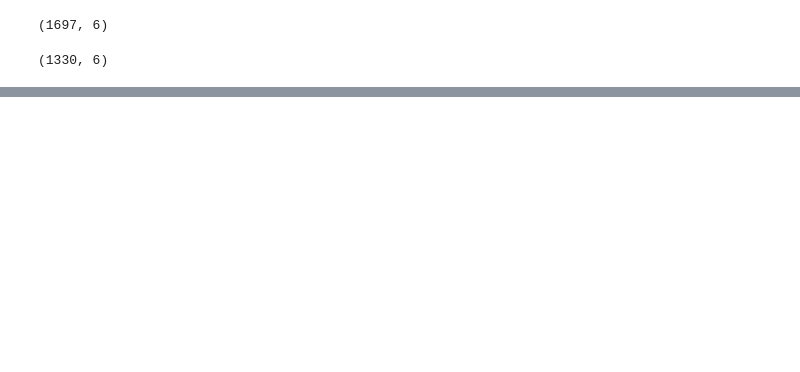
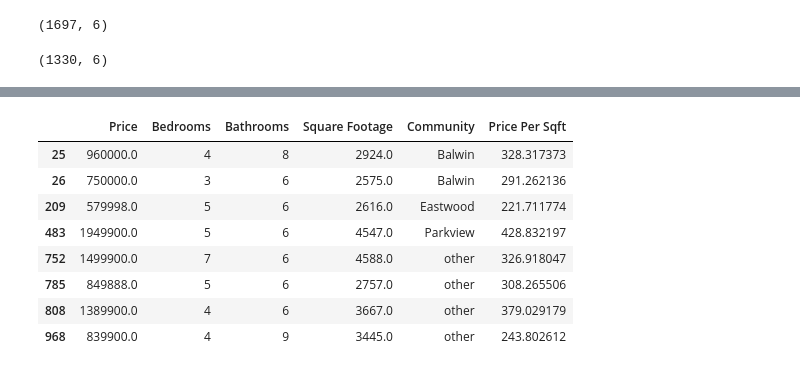
Before and after one commit to Gurbnova/Edmonton-House-Predictions, a Jupyter notebook: Edmonton_House_Predictions.ipynb, the cells around one changed output, grey strips where cells are left out. Saved outputs shown, nothing was run; the diff lists cells and outputs as text; code cells hidden in the pictures; blank space fills up the shorter version.

```diff
--- a/Edmonton_House_Predictions.ipynb
+++ b/Edmonton_House_Predictions.ipynb
@@ -197,0 +267,12 @@ df
+# %%
+df6[df6['Bathrooms'] > 5]
+# %% [output]
+|  | Price | Bedrooms | Bathrooms | Square Footage | Community | Price Per Sqft |
+| 25 | 960000.0 | 4 | 8 | 2924.0 | Balwin | 328.317373 |
+| 26 | 750000.0 | 3 | 6 | 2575.0 | Balwin | 291.262136 |
+| 209 | 579998.0 | 5 | 6 | 2616.0 | Eastwood | 221.711774 |
+| 483 | 1949900.0 | 5 | 6 | 4547.0 | Parkview | 428.832197 |
+| 752 | 1499900.0 | 7 | 6 | 4588.0 | other | 326.918047 |
+| 785 | 849888.0 | 5 | 6 | 2757.0 | other | 308.265506 |
+| 808 | 1389900.0 | 4 | 6 | 3667.0 | other | 379.029179 |
+| 968 | 839900.0 | 4 | 9 | 3445.0 | other | 243.802612 |
```
Also changed, not shown: parts of 30 cells of this notebook.
